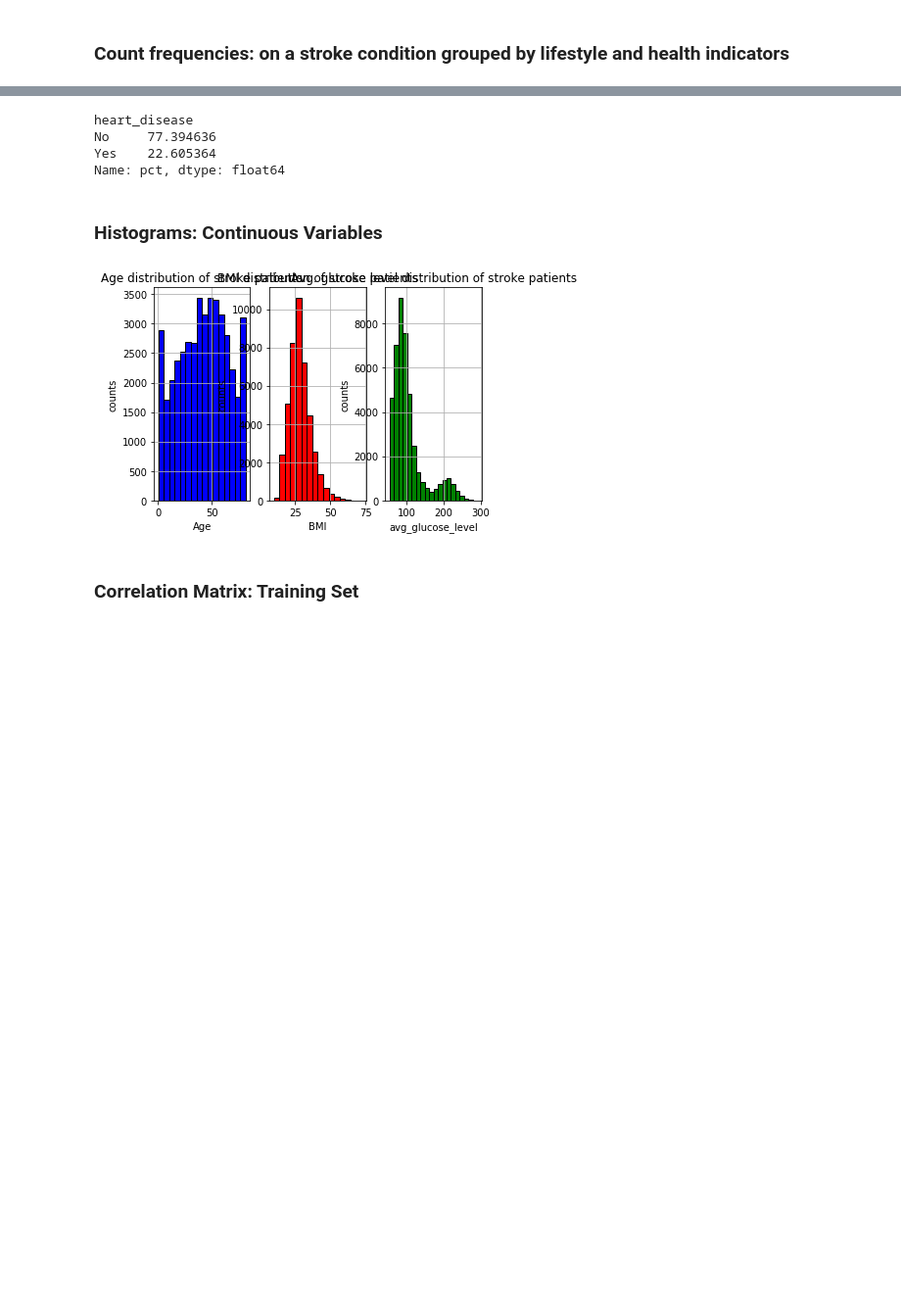
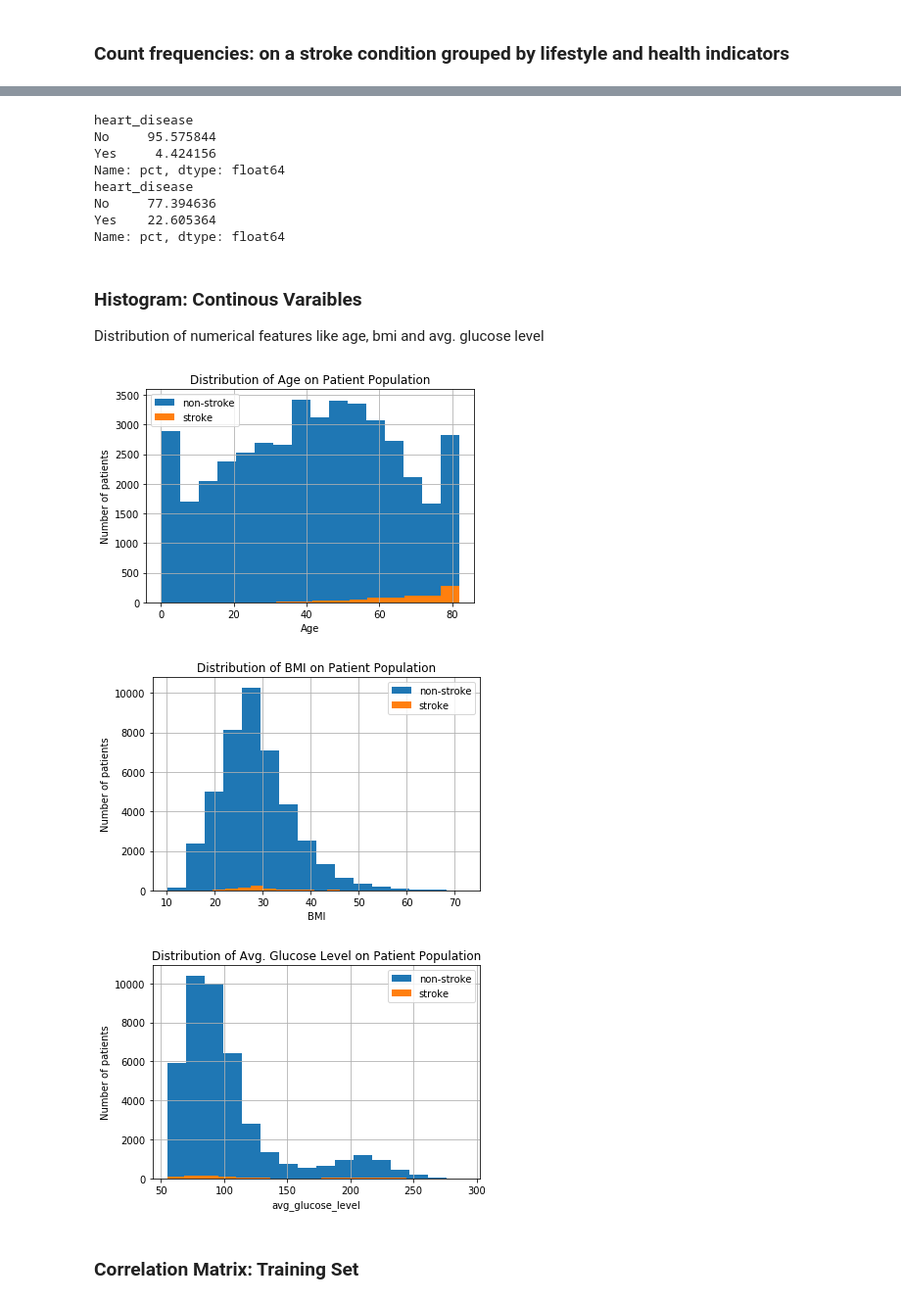
Before and after one commit to emgoh/capstone, a Jupyter notebook: capstone_codes/cp_stroke_tidy_notebook.ipynb, the cells around one changed output, grey strips where cells are left out. Shown at 98% size. Cells and saved outputs as stored; diff of their text form; code cells hidden in the pictures; blank space fills up the shorter version.

```diff
--- a/capstone_codes/cp_stroke_tidy_notebook.ipynb
+++ b/capstone_codes/cp_stroke_tidy_notebook.ipynb
@@ -382,44 +455,66 @@ No     74.457216
 Yes    25.542784
 Name: pct, dtype: float64
 # %%
-# Proporition: only stroke patients by heart_disease
+# Proporition: a group of non-stroke patients by heart_disease
+df_grp_heart_0 = df_grp_heart.loc[0]
+df_grp_heart_0['pct'] = (df_grp_heart_0/df_grp_heart_0.sum())*100
+print(df_grp_heart_0['pct'])
+
+# Proporition: a group of stroke patients by heart_disease
 df_grp_heart_1 = df_grp_heart.loc[1]
 df_grp_heart_1['pct'] = (df_grp_heart_1/df_grp_heart_1.sum())*100
-df_grp_heart_1['pct']
+print(df_grp_heart_1['pct'])
 # %% [output]
+heart_disease
+No     95.575844
+Yes     4.424156
+Name: pct, dtype: float64
 heart_disease
 No     77.394636
 Yes    22.605364
 Name: pct, dtype: float64
-# %% [markdown]
-### Histograms: Continuous Variables ###
+# %% [markdown]
+### Histogram: Continous Varaibles ###
+Distribution of numerical features like age, bmi and avg. glucose level
 # %%
+# Grouped dataframe by stroke label:
+ag = df_cleaned.groupby('stroke')
+
 # Visualization: continuous scale data #
 ###############################################################################
-plt.tight_layout()
 # Histogram: age
-plt.subplot(1,3,1)
-df_cleaned['age'].hist(bins=16, facecolor = 'blue', edgecolor='black')
-plt.title('Age distribution of stroke patients')
+#plt.subplot(1,3,1)
+ag['age'].hist(bins=16, label=ag['stroke'])
+#df_cleaned['age'].hist(bins=16, facecolor = 'blue', edgecolor='black')
+plt.title('Distribution of Age on Patient Population')
 plt.xlabel('Age')
-plt.ylabel('counts')
+plt.ylabel('Number of patients')
+plt.legend(('non-stroke','stroke'), loc='upper left')
+plt.show()
 
 # Histogram: bmi
-plt.subplot(1,3,2)
-df_cleaned['bmi'].hist(bins=16, facecolor = 'red', edgecolor='black')
-plt.title('BMI distribution of stroke patients')
+#plt.subplot(1,3,2)
+ag['bmi'].hist(bins=16, label=ag['stroke'])
+#df_cleaned['bmi'].hist(bins=16, facecolor = 'red', edgecolor='black')
+plt.title('Distribution of BMI on Patient Population')
 plt.xlabel('BMI')
-plt.ylabel('counts')
+plt.ylabel('Number of patients')
+plt.legend(('non-stroke','stroke'), loc='upper right')
+plt.show()
 
 # Histogram: avg_glucose_level
-plt.subplot(1,3,3)
-df_cleaned['avg_glucose_level'].hist(bins=20, facecolor = 'green', edgecolor='black')
-plt.title('Avg. glucose level distribution of stroke patients')
+#plt.subplot(1,3,3)
+ag['avg_glucose_level'].hist(bins=16, label=ag['stroke'])
+#df_cleaned['avg_glucose_level'].hist(bins=20, facecolor = 'green', edgecolor='black')
+plt.title('Distribution of Avg. Glucose Level on Patient Population')
 plt.xlabel('avg_glucose_level')
-plt.ylabel('counts')
+plt.ylabel('Number of patients')
+plt.legend(('non-stroke','stroke'), loc='upper right')
 plt.show()
 # %% [output]
-[figure, old version]
+[figure, new version]
+[figure, added]
+[figure, added]
 # %% [markdown]
 ### Correlation Matrix: Training Set ###
 # %%
```
Also changed, not shown: parts of 57 cells of this notebook.
